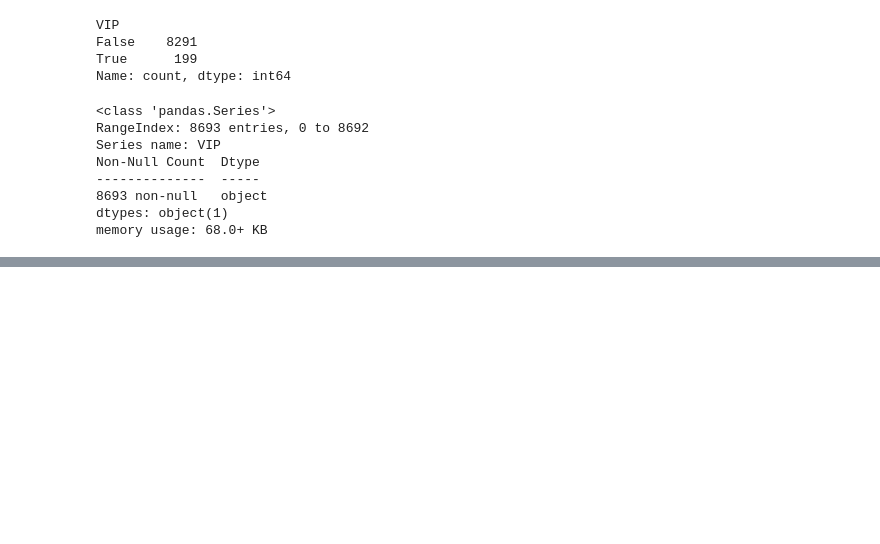
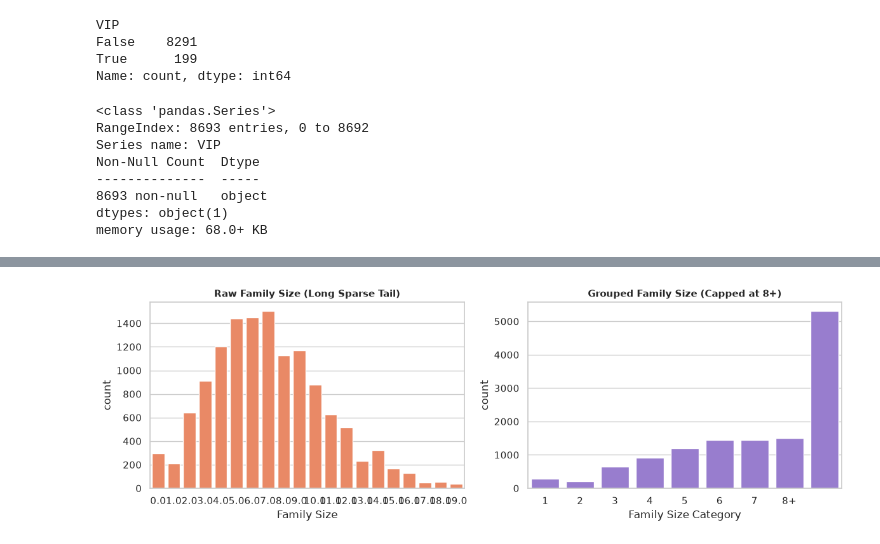
Before and after one commit to skynet-datagrid-labs/alpha-centauri-rescue, a Jupyter notebook: notebooks/Ivan/placeholder.ipynb, the cells around one changed output, grey strips where cells are left out. Cells and saved outputs as stored; diff of their text form; code cells hidden in the pictures; blank space fills up the shorter version.

```diff
--- a/notebooks/Ivan/placeholder.ipynb
+++ b/notebooks/Ivan/placeholder.ipynb
@@ -624,0 +912,26 @@ Name: count, Length: 8473, dtype: int64
+# %%
+# Cap extreme family sizes to a ceiling of 8
+combined_raw['FamilySize_Grouped'] = combined_raw['FamilySize'].clip(upper=8)
+
+# Bin Cabin_num into spatial regions per deck (e.g., 300-cabin chunks)
+combined_raw['Cabin_Region'] = combined_raw['Cabin_num'] // 300
+# %%
+# Apply treatment
+combined_raw['FamilySize_Grouped'] = combined_raw['FamilySize'].clip(upper=8)
+
+# Visualization
+fig, axes = plt.subplots(1, 2, figsize=(12, 4))
+
+sns.countplot(x='FamilySize', data=combined_raw, ax=axes[0], color='coral')
+axes[0].set_title("Raw Family Size (Long Sparse Tail)", fontsize=11, fontweight='bold')
+axes[0].set_xlabel("Family Size")
+
+sns.countplot(x='FamilySize_Grouped', data=combined_raw, ax=axes[1], color='mediumpurple')
+axes[1].set_title("Grouped Family Size (Capped at 8+)", fontsize=11, fontweight='bold')
+axes[1].set_xticklabels(['1', '2', '3', '4', '5', '6', '7', '8+'])
+axes[1].set_xlabel("Family Size Category")
+
+plt.tight_layout()
+plt.show()
+# %% [output]
+[figure, added]
```
Also changed, not shown: parts of 47 cells of this notebook, 1 other file.
